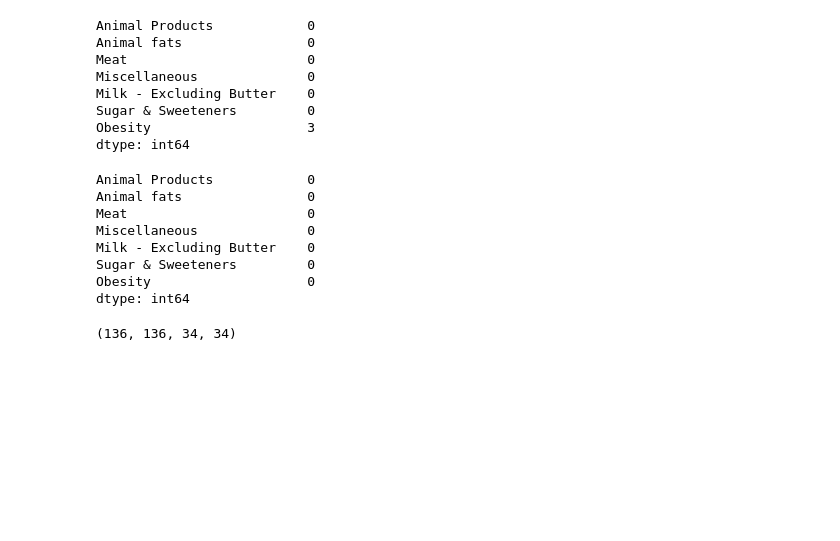
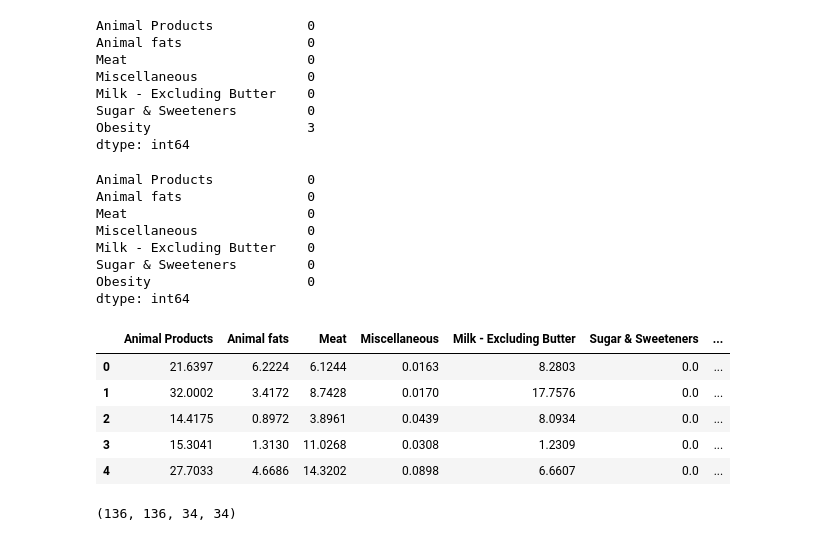
Before and after one commit to KevinSmith356/HealthDataAnalytics, a Jupyter notebook: Lab5/Lab5.ipynb, the cells around one changed output. Saved outputs shown, nothing was run; the diff lists cells and outputs as text; code cells hidden in the pictures; blank space fills up the shorter version.

```diff
--- a/Lab5/Lab5.ipynb
+++ b/Lab5/Lab5.ipynb
@@ -48,3 +48,13 @@ Milk - Excluding Butter    0
 Sugar & Sweeteners         0
 Obesity                    0
 dtype: int64
+# %%
+data['revisedObesity'] = np.where(data['Obesity']>=0.005,'High','Low')
+data.head()
+# %% [output]
+|  | Animal Products | Animal fats | Meat | Miscellaneous | Milk - Excluding Butter | Sugar & Sweeteners | ... |
+| 0 | 21.6397 | 6.2224 | 6.1244 | 0.0163 | 8.2803 | 0.0 | ... |
+| 1 | 32.0002 | 3.4172 | 8.7428 | 0.0170 | 17.7576 | 0.0 | ... |
+| 2 | 14.4175 | 0.8972 | 3.8961 | 0.0439 | 8.0934 | 0.0 | ... |
+| 3 | 15.3041 | 1.3130 | 11.0268 | 0.0308 | 1.2309 | 0.0 | ... |
+| 4 | 27.7033 | 4.6686 | 14.3202 | 0.0898 | 6.6607 | 0.0 | ... |
```
Also changed, not shown: parts of 9 cells of this notebook.
